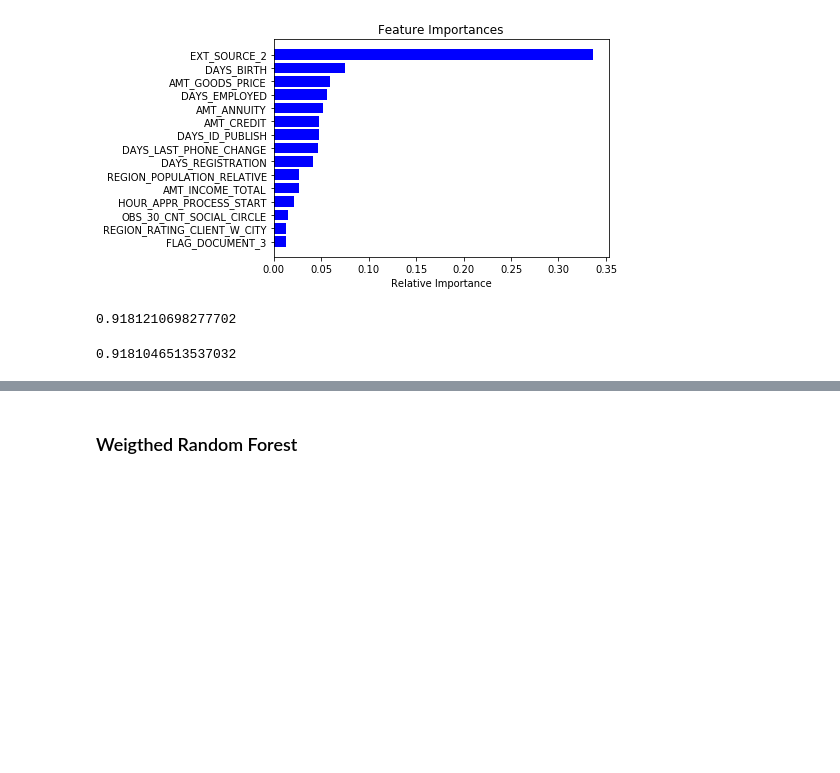
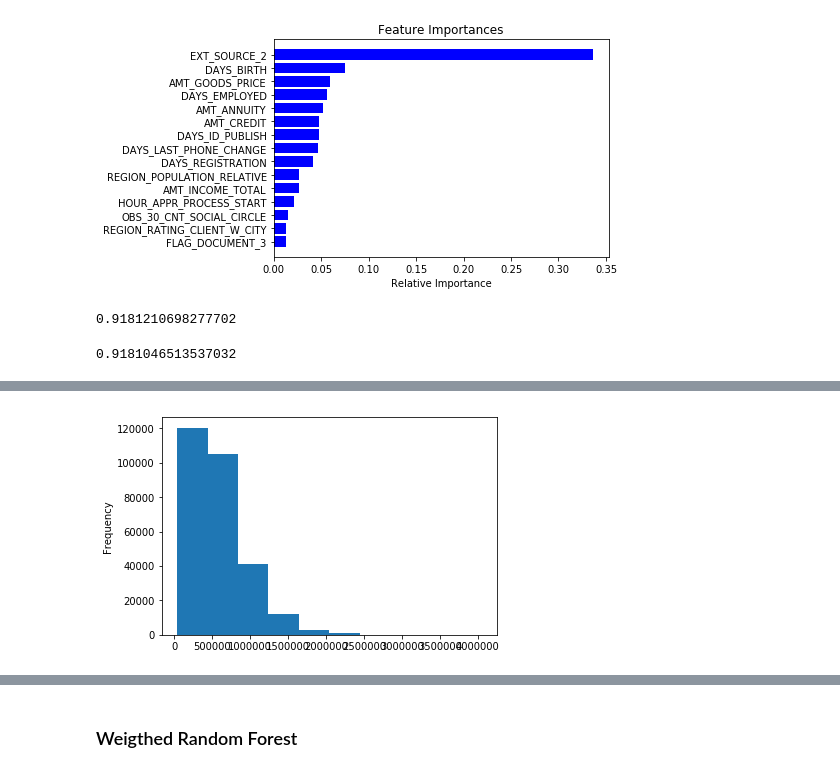
Before and after one commit to chanjeed/Homecredit, a Jupyter notebook: script/preprocessing.ipynb, the cells around one changed output, grey strips where cells are left out. Drawn from its saved outputs; the diff is of its cells as text; code cells hidden in the pictures; blank space fills up the shorter version.

```diff
--- a/script/preprocessing.ipynb
+++ b/script/preprocessing.ipynb
@@ -145,0 +175,10 @@ print(len(list(filter(lambda x: x==0, Y_test)))/len(Y_test))
+# %%
+
+yes=application_train.loc[application_train['TARGET'] == 1]
+no=application_train.loc[application_train['TARGET'] == 0]
+no["AMT_GOODS_PRICE"]
+no["AMT_GOODS_PRICE"].plot(kind='hist')
+plt.show()
+#application_train[["AMT_GOODS_PRICE"]].head()
+# %% [output]
+[figure, added]
```
Also changed, not shown: parts of 34 cells of this notebook, 8 other files.
